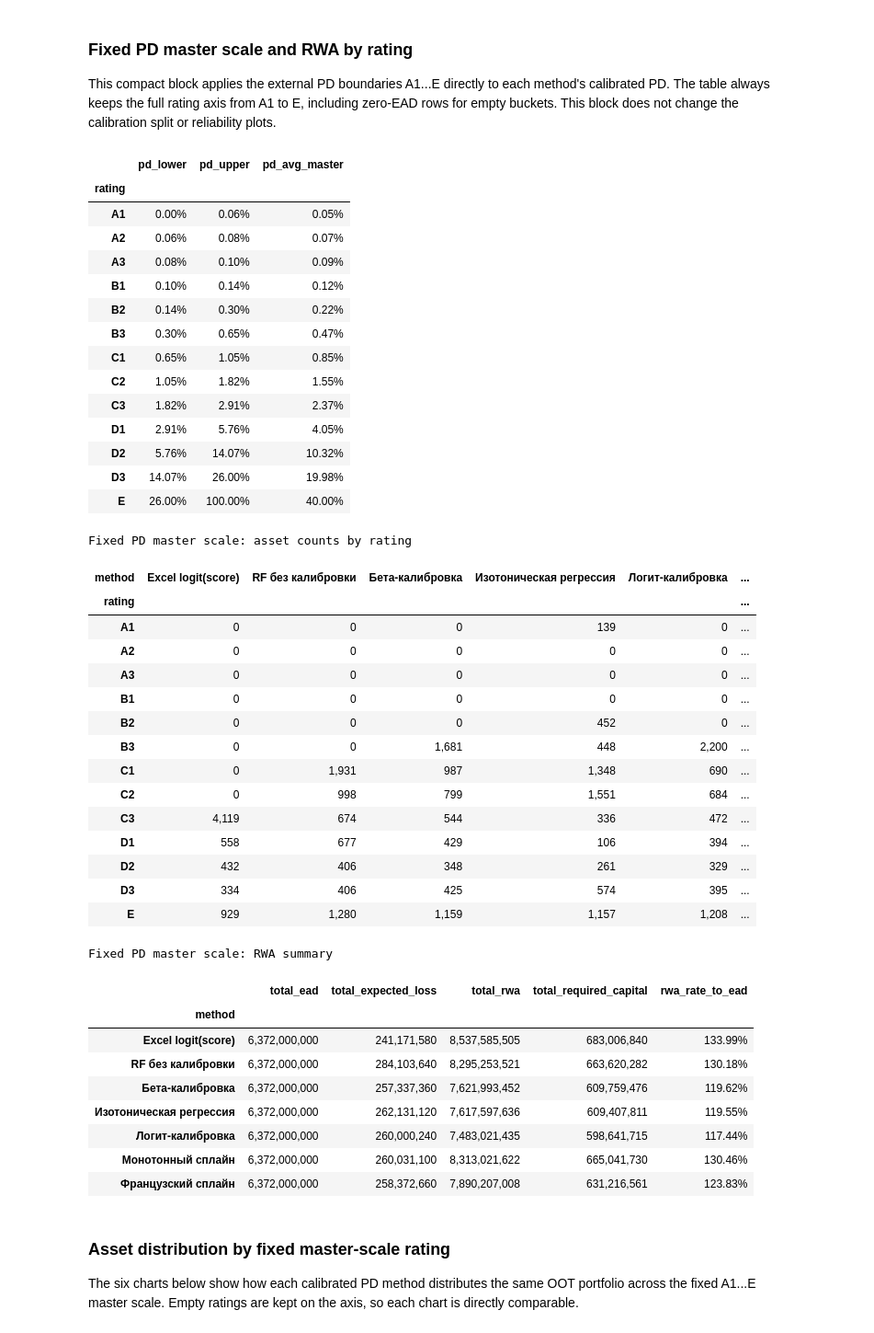
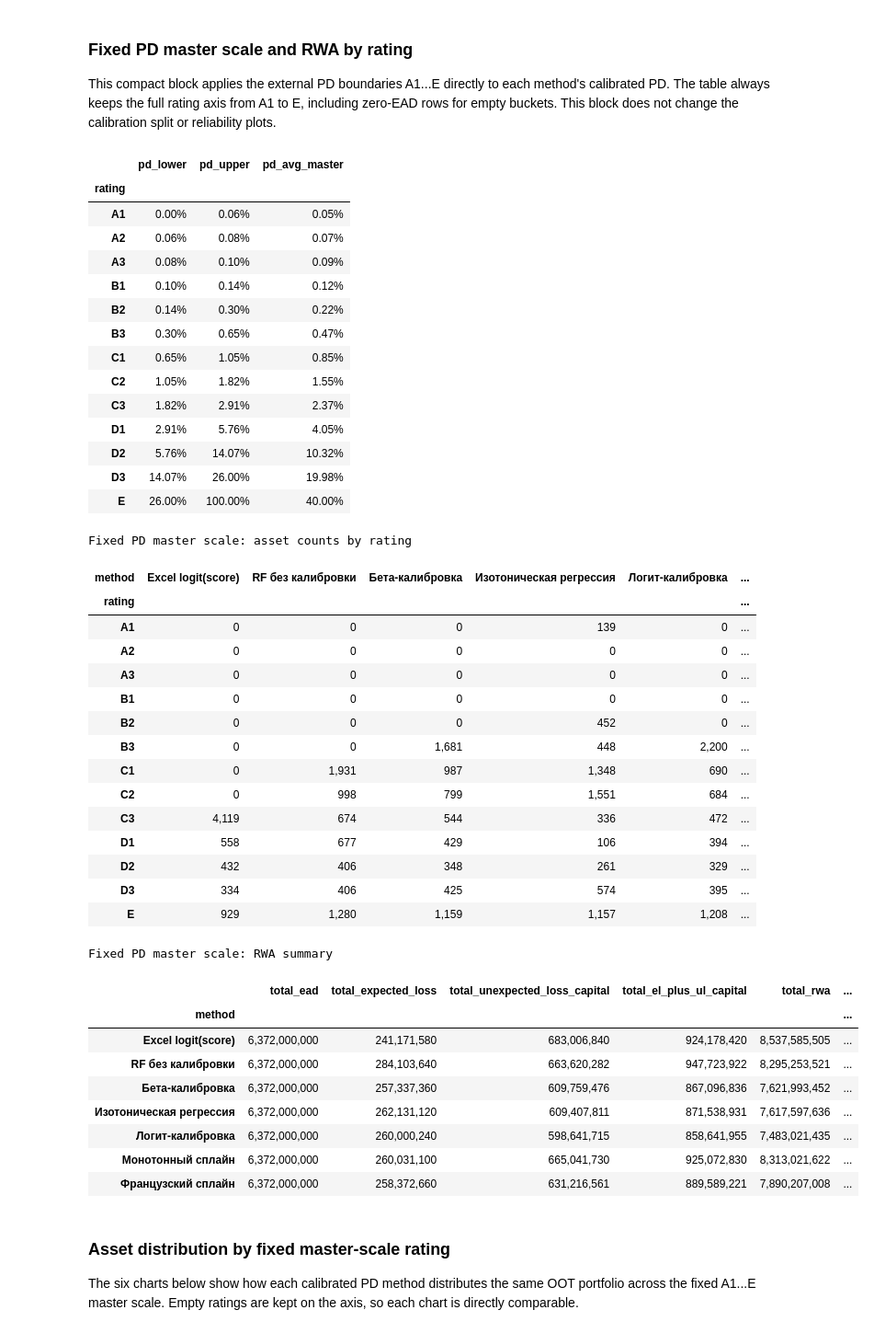
Before and after one commit to ddudenko275-boop/ColebrationTedo, a Jupyter notebook: notebooks/pd_calibration.ipynb, the cells around one changed output. Shown at 92% size. Saved outputs shown, nothing was run; the diff lists cells and outputs as text; code cells hidden in the pictures.

Commit message:
Add EL plus UL capital summaries

```diff
--- a/notebooks/pd_calibration.ipynb
+++ b/notebooks/pd_calibration.ipynb
@@ -759,6 +759,8 @@ fixed_master_scale_rwa_summary = (
     .agg(
         total_ead=("total_ead", "sum"),
         total_expected_loss=("total_expected_loss", "sum"),
+        total_unexpected_loss_capital=("total_unexpected_loss_capital", "sum"),
+        total_el_plus_ul_capital=("total_el_plus_ul_capital", "sum"),
         total_rwa=("total_rwa", "sum"),
         total_required_capital=("total_required_capital", "sum"),
     )
@@ -781,6 +783,8 @@ display(
     fixed_master_scale_rwa_summary.style.format({
         "total_ead": "{:,.0f}",
         "total_expected_loss": "{:,.0f}",
+        "total_unexpected_loss_capital": "{:,.0f}",
+        "total_el_plus_ul_capital": "{:,.0f}",
         "total_rwa": "{:,.0f}",
         "total_required_capital": "{:,.0f}",
         "rwa_rate_to_ead": "{:.2%}",
@@ -808,42 +812,42 @@ if not (zero_axis_check == len(MASTER_SCALE_RATINGS)).all():
 | A1 | 0.00% | 0.06% | 0.05% |
 | A2 | 0.06% | 0.08% | 0.07% |
 | A3 | 0.08% | 0.10% | 0.09% |
 | B1 | 0.10% | 0.14% | 0.12% |
 | B2 | 0.14% | 0.30% | 0.22% |
 | B3 | 0.30% | 0.65% | 0.47% |
 | C1 | 0.65% | 1.05% | 0.85% |
 | C2 | 1.05% | 1.82% | 1.55% |
 | C3 | 1.82% | 2.91% | 2.37% |
 | D1 | 2.91% | 5.76% | 4.05% |
 | D2 | 5.76% | 14.07% | 10.32% |
 | D3 | 14.07% | 26.00% | 19.98% |
 | E | 26.00% | 100.00% | 40.00% |
 Fixed PD master scale: asset counts by rating
 | method | Excel logit(score) | RF без калибровки | Бета-калибровка | Изотоническая регрессия | Логит-калибровка | ... |
 | rating |  |  |  |  |  | ... |
 | A1 | 0 | 0 | 0 | 139 | 0 | ... |
 | A2 | 0 | 0 | 0 | 0 | 0 | ... |
 | A3 | 0 | 0 | 0 | 0 | 0 | ... |
 | B1 | 0 | 0 | 0 | 0 | 0 | ... |
 | B2 | 0 | 0 | 0 | 452 | 0 | ... |
 | B3 | 0 | 0 | 1,681 | 448 | 2,200 | ... |
 | C1 | 0 | 1,931 | 987 | 1,348 | 690 | ... |
 | C2 | 0 | 998 | 799 | 1,551 | 684 | ... |
 | C3 | 4,119 | 674 | 544 | 336 | 472 | ... |
 | D1 | 558 | 677 | 429 | 106 | 394 | ... |
 | D2 | 432 | 406 | 348 | 261 | 329 | ... |
 | D3 | 334 | 406 | 425 | 574 | 395 | ... |
 | E | 929 | 1,280 | 1,159 | 1,157 | 1,208 | ... |
 Fixed PD master scale: RWA summary
-|  | total_ead | total_expected_loss | total_rwa | total_required_capital | rwa_rate_to_ead |
-| method |  |  |  |  |  |
-| Excel logit(score) | 6,372,000,000 | 241,171,580 | 8,537,585,505 | 683,006,840 | 133.99% |
-| RF без калибровки | 6,372,000,000 | 284,103,640 | 8,295,253,521 | 663,620,282 | 130.18% |
-| Бета-калибровка | 6,372,000,000 | 257,337,360 | 7,621,993,452 | 609,759,476 | 119.62% |
-| Изотоническая регрессия | 6,372,000,000 | 262,131,120 | 7,617,597,636 | 609,407,811 | 119.55% |
-| Логит-калибровка | 6,372,000,000 | 260,000,240 | 7,483,021,435 | 598,641,715 | 117.44% |
-| Монотонный сплайн | 6,372,000,000 | 260,031,100 | 8,313,021,622 | 665,041,730 | 130.46% |
-| Французский сплайн | 6,372,000,000 | 258,372,660 | 7,890,207,008 | 631,216,561 | 123.83% |
+|  | total_ead | total_expected_loss | total_unexpected_loss_capital | total_el_plus_ul_capital | total_rwa | ... |
+| method |  |  |  |  |  | ... |
+| Excel logit(score) | 6,372,000,000 | 241,171,580 | 683,006,840 | 924,178,420 | 8,537,585,505 | ... |
+| RF без калибровки | 6,372,000,000 | 284,103,640 | 663,620,282 | 947,723,922 | 8,295,253,521 | ... |
+| Бета-калибровка | 6,372,000,000 | 257,337,360 | 609,759,476 | 867,096,836 | 7,621,993,452 | ... |
+| Изотоническая регрессия | 6,372,000,000 | 262,131,120 | 609,407,811 | 871,538,931 | 7,617,597,636 | ... |
+| Логит-калибровка | 6,372,000,000 | 260,000,240 | 598,641,715 | 858,641,955 | 7,483,021,435 | ... |
+| Монотонный сплайн | 6,372,000,000 | 260,031,100 | 665,041,730 | 925,072,830 | 8,313,021,622 | ... |
+| Французский сплайн | 6,372,000,000 | 258,372,660 | 631,216,561 | 889,589,221 | 7,890,207,008 | ... |
 # %% [markdown]
 ### Asset distribution by fixed master-scale rating
 
```
Also changed, not shown: parts of 3 cells of this notebook, 4 other files.
